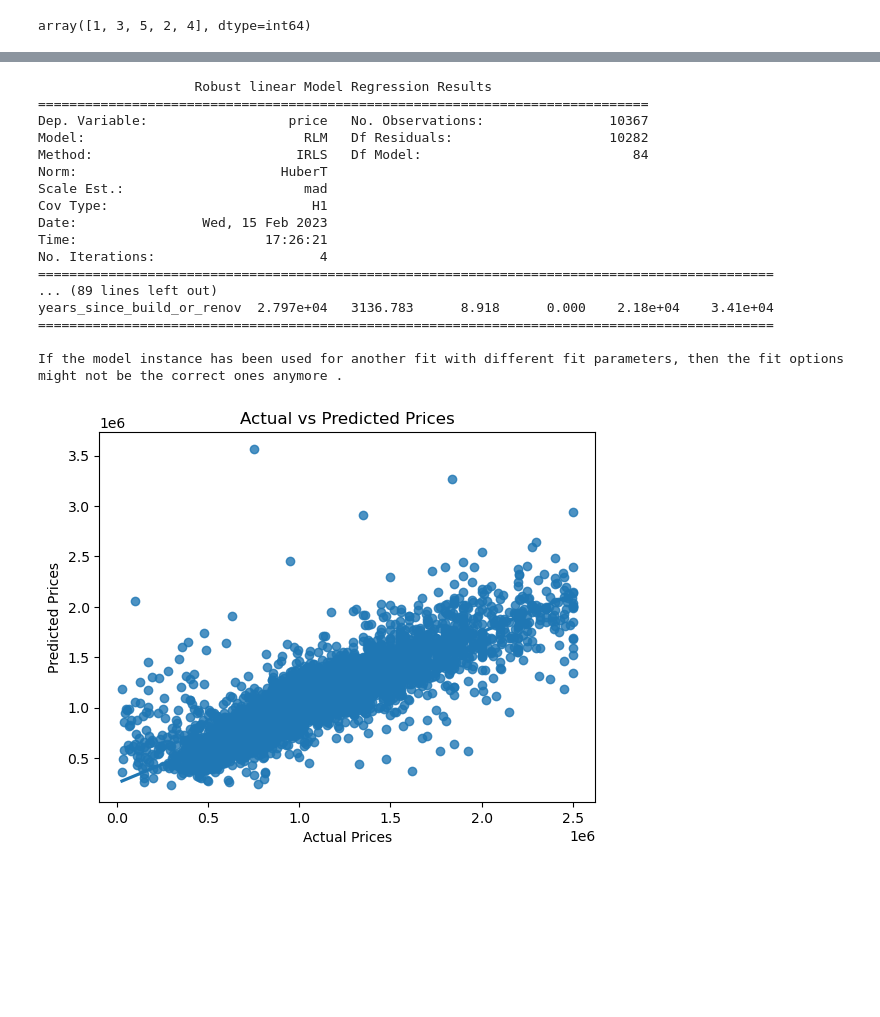
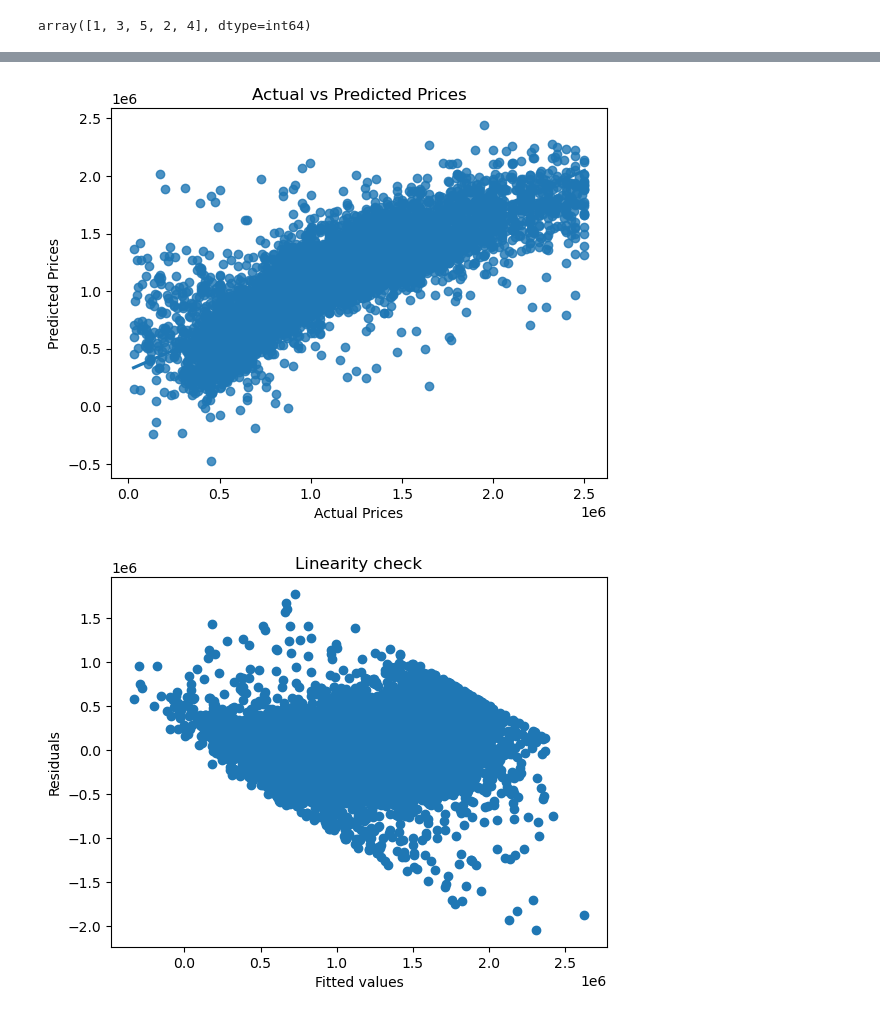
Before and after one commit to ChuckNadel/PNWHousingModel, a Jupyter notebook: Jonathan Notebook.ipynb, the cells around one changed output, grey strips where cells are left out. Drawn from its saved outputs; the diff is of its cells as text; code cells hidden in the pictures; blank space fills up the shorter version.

```diff
--- a/Jonathan Notebook.ipynb
+++ b/Jonathan Notebook.ipynb
@@ -280,4 +369,3 @@ data['view'].unique()
 array([1, 3, 5, 2, 4], dtype=int64)
 # %%
 data = data.drop(['heat_source'], axis=1)
-data = data.drop(['sqft_living_grouped'], axis=1)
@@ -431,2 +631,2 @@ Kurtosis: -0.3231613433330782
 # %%
-train_data, test_data, train_labels, test_labels = train_test_split(data.drop(columns=["id", "address", "lat", "long","sewer_system",'sqft_above','sqft_basement','sqft_patio','sqft_garage','sqft_lot']), data["price"], test_size=0.33, random_state=42)
+train_data, test_data, train_labels, test_labels = train_test_split(data.drop(columns=["id", "address", "lat", "long","sewer_system",'sqft_above','sqft_basement','sqft_patio','sqft_garage']), data["price"], test_size=0.33, random_state=42)
@@ -442,16 +633,3 @@ train_data.head()
-# %%
-
-train_data['yr_renovated'] = np.where(train_data['yr_renovated'] == 0, train_data['yr_built'], train_data['yr_renovated'])
-train_data['date'] = pd.to_datetime(train_data['date'])
-train_data['year'] = train_data['date'].dt.year
-train_data['years_since_build_or_renov'] = train_data['year'] - train_data[['yr_built', 'yr_renovated']].min(axis=1)
-train_data.drop(['date', 'year', 'yr_built', 'yr_renovated'], axis=1, inplace=True)
-
-test_data['yr_renovated'] = np.where(test_data['yr_renovated'] == 0, test_data['yr_built'], test_data['yr_renovated'])
-test_data['date'] = pd.to_datetime(test_data['date'])
-test_data['year'] = test_data['date'].dt.year
-test_data['years_since_build_or_renov'] = test_data['year'] - test_data[['yr_built', 'yr_renovated']].min(axis=1)
-test_data.drop(['date', 'year', 'yr_built', 'yr_renovated'], axis=1, inplace=True)
 # %%
 X = train_data.drop(['price'], axis=1)
 y = train_data['price']
@@ -535,4 +747,0 @@ test_data.drop(["greenbelt"], axis=1, inplace=True)
-# %%
-train_data[['distance', 'years_since_build_or_renov', 'school_grade']] = (train_data[['distance', 'years_since_build_or_renov', 'school_grade']] - train_data[['distance', 'years_since_build_or_renov', 'school_grade']].mean()) / train_data[[ 'distance', 'years_since_build_or_renov', 'school_grade']].std()
-
-test_data[['distance', 'years_since_build_or_renov', 'school_grade']] = (test_data[['distance', 'years_since_build_or_renov', 'school_grade']] - test_data[['distance', 'years_since_build_or_renov', 'school_grade']].mean()) / test_data[[ 'distance', 'years_since_build_or_renov', 'school_grade']].std()
@@ -589,41 +748,42 @@ years_since_build_or_renov     0.0096    1.6e-05    599.498      0.000       0.0
-# %%
-X = train_data.drop(['price','bedrooms'], axis=1)
-y = train_data['price']
-
-X = sm.add_constant(X)
-model3 = sm.RLM(y, X).fit()
-print(model3.summary())
-# %% [output]
-                    Robust linear Model Regression Results
-==============================================================================
-Dep. Variable:                  price   No. Observations:                10367
-Model:                            RLM   Df Residuals:                    10282
-Method:                          IRLS   Df Model:                           84
-Norm:                          HuberT
-Scale Est.:                       mad
-Cov Type:                          H1
-Date:                Wed, 15 Feb 2023
-Time:                        17:26:21
-No. Iterations:                     4
-==============================================================================================
-... (89 lines left out)
-years_since_build_or_renov  2.797e+04   3136.783      8.918      0.000    2.18e+04    3.41e+04
-==============================================================================================
-
-If the model instance has been used for another fit with different fit parameters, then the fit options might not be the correct ones anymore .
 # %%
 # Fit the model to the training data
 #model = sm.OLS(train_data['price'], train_data.drop(['price'], axis=1))
 #results = model.fit()
 
 # Use the fitted model to make predictions on the test data
-X_test = sm.add_constant(test_data.drop(['price','bedrooms'], axis=1))
-predictions = model2.predict(X_test)
+X_test = sm.add_constant(test_data.drop(['price'], axis=1))
+predictions = model.predict(X_test)
+
+
 # Compare the predicted values with the actual prices in the test data
 sns.regplot(x=test_data['price'], y=predictions)
 plt.xlabel("Actual Prices")
 plt.ylabel("Predicted Prices")
 plt.title("Actual vs Predicted Prices")
 plt.show()
+
+# calculate the residuals
+#residuals = model2.resid_response
+
+residuals = model.resid
+
+# Plot the residuals against the fitted values to check for linearity
+plt.scatter(model.fittedvalues, residuals)
+plt.xlabel("Fitted values")
+plt.ylabel("Residuals")
+plt.title("Linearity check")
+plt.show()
+
+# Plot a histogram of the residuals to check for normality
+plt.hist(residuals, bins=50)
+plt.title("Normality check")
+plt.show()
+
+# Plot a Q-Q plot of the residuals to check for normality
+
+sm.qqplot(residuals, line='s')
+plt.title("Normality check (Q-Q plot)")
+plt.show()
 # %% [output]
-[figure, old version]
+[figure, new version]
+[figure, added]
```
Also changed, not shown: parts of 87 cells of this notebook.
